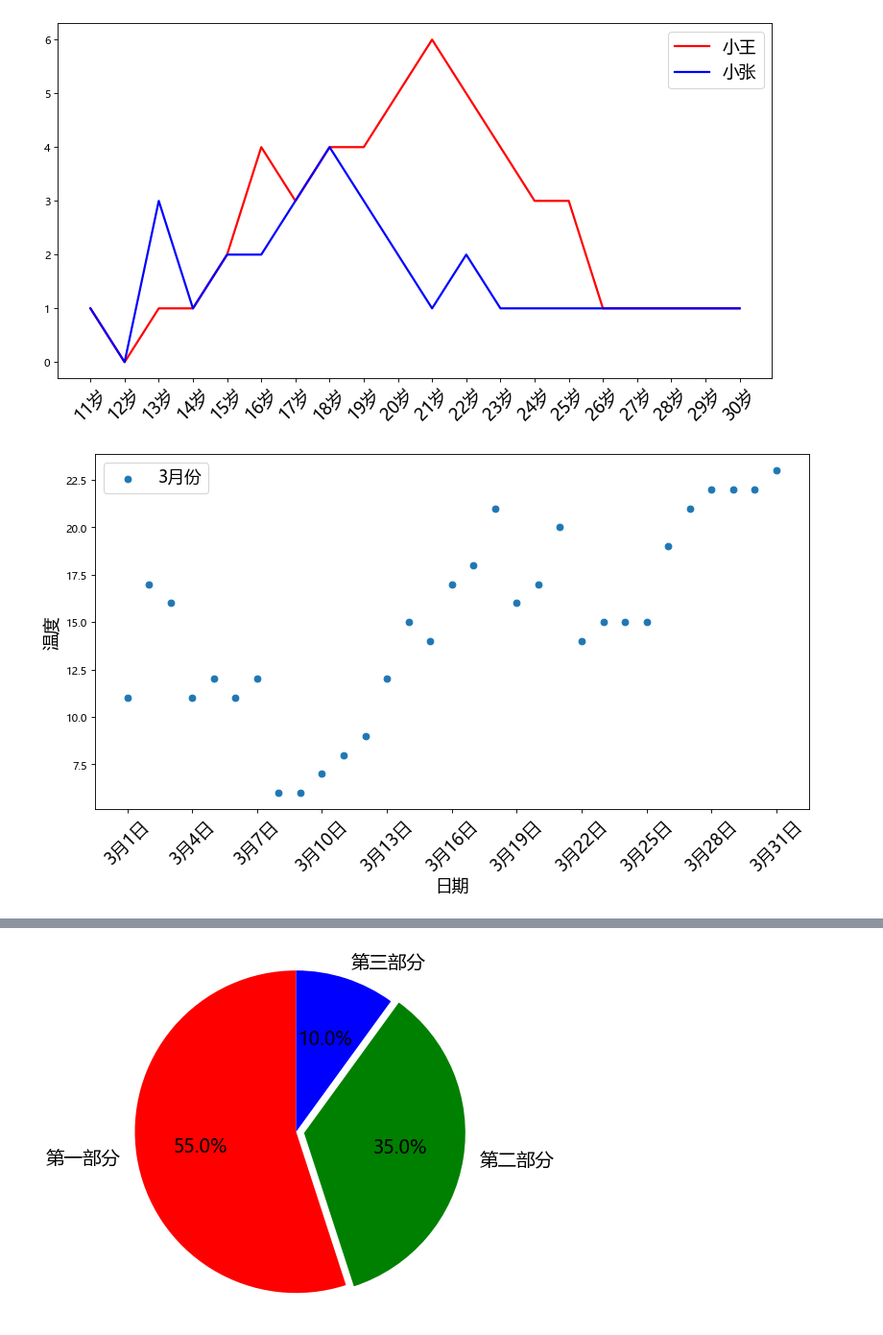
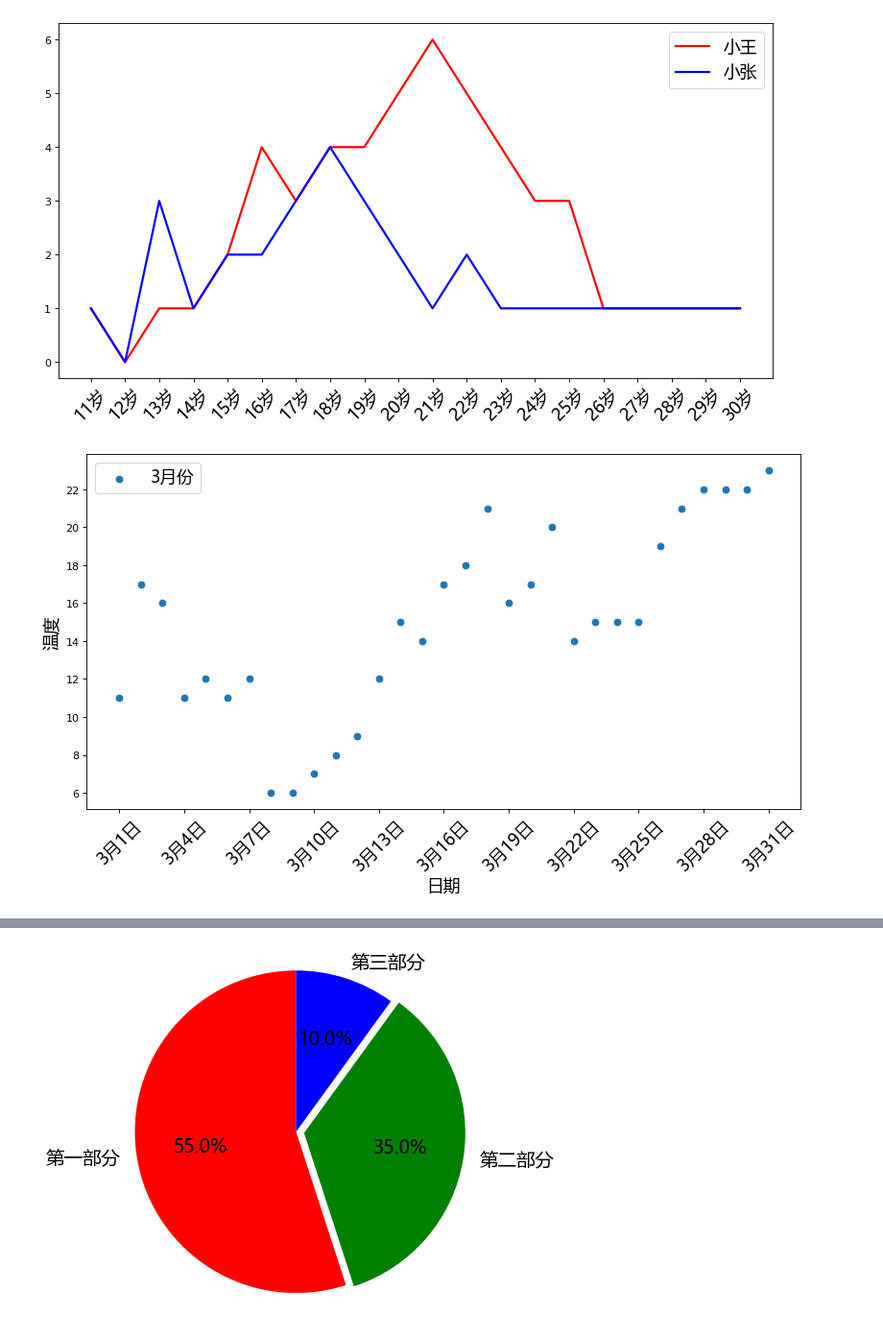
Before and after one commit to lisirui-ai/Matplotlib, a Jupyter notebook: Matplotlib.ipynb, the cells around one changed output, grey strips where cells are left out. Shown at 96% size. Saved outputs shown, nothing was run; the diff lists cells and outputs as text; code cells hidden in the pictures.

```diff
--- a/Matplotlib.ipynb
+++ b/Matplotlib.ipynb
@@ -51,36 +51,40 @@ plt.plot(x, y2, color='blue', alpha=1, linestyle='-', linewidth=2, label='小张
 xtick_labels = ['{}岁'.format(i) for i in x]  # 构造 x 轴刻度标签，如 "11岁"
 plt.xticks(x, xtick_labels, fontproperties=my_font, rotation=45)  # 设置 x 轴刻度及标签，用中文字体，旋转 45 度
 
+y_max = max(max(y1), max(y2))  # 两条折线的最大值
+plt.yticks(range(0, y_max + 1))  # 设置 y 轴刻度（整数：新交朋友数）
+
 plt.legend(prop=my_font)  # 显示图例，用中文字体（区分两条折线）
 plt.show()  # 显示图像
 # %% [output]
-[figure, old version]
+[figure, new version]
 # %%
 # 散点图：plt.scatter + 刻度 + 图例
 from matplotlib import pyplot as plt  # 导入绘图模块 pyplot，简写为 plt
 from matplotlib import font_manager  # 导入字体管理器，用于显示中文
 
 # 让图像直接嵌入 notebook 中显示
 %matplotlib inline
 
 my_font = font_manager.FontProperties(fname=r'C:\Windows\Fonts\msyh.ttc', size=16)  # 创建中文字体对象
 
 y = [11, 17, 16, 11, 12, 11, 12, 6, 6, 7, 8, 9, 12, 15, 14, 17,
      18, 21, 16, 17, 20, 14, 15, 15, 15, 19, 21, 22, 22, 22, 23]  # y 轴数据：3 月每日最高气温
 x = range(1, 32)  # x 轴数据：3 月 1 到 31 日
 
 plt.figure(figsize=(12, 6), dpi=80)  # 创建画布：宽 12 高 6 英寸，分辨率 80
 plt.scatter(x, y, label='3月份')  # 画散点图，图例名 3月份
 
 xticks_labels = ['3月{}日'.format(i) for i in x]  # 构造 x 轴刻度标签，如 "3月1日"
 plt.xticks(x[::3], xticks_labels[::3], fontproperties=my_font, rotation=45)  # 每隔 3 天显示一个刻度，用中文字体，旋转 45 度
 
 plt.xlabel('日期', fontproperties=my_font)  # 设置 x 轴名称
 plt.ylabel('温度', fontproperties=my_font)  # 设置 y 轴名称
+plt.yticks(range(min(y), max(y) + 1, 2))  # 设置 y 轴刻度（整数：每 2℃ 一个）
 plt.legend(prop=my_font)  # 显示图例，用中文字体
 plt.show()  # 显示图像
 # %% [output]
-[figure, old version]
+[figure, new version]
 # %%
 # 条形图：plt.bar + 刻度 + 柱顶数值 + 图例
 from matplotlib import pyplot as plt  # 导入绘图模块 pyplot，简写为 plt
```
Also changed, not shown: parts of 3 cells of this notebook.
